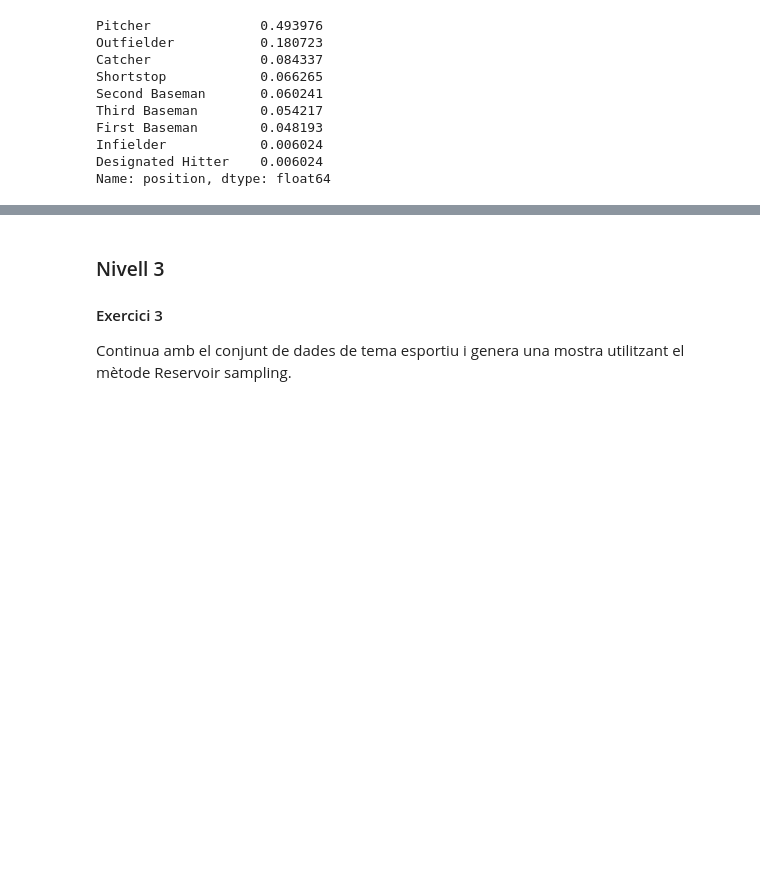
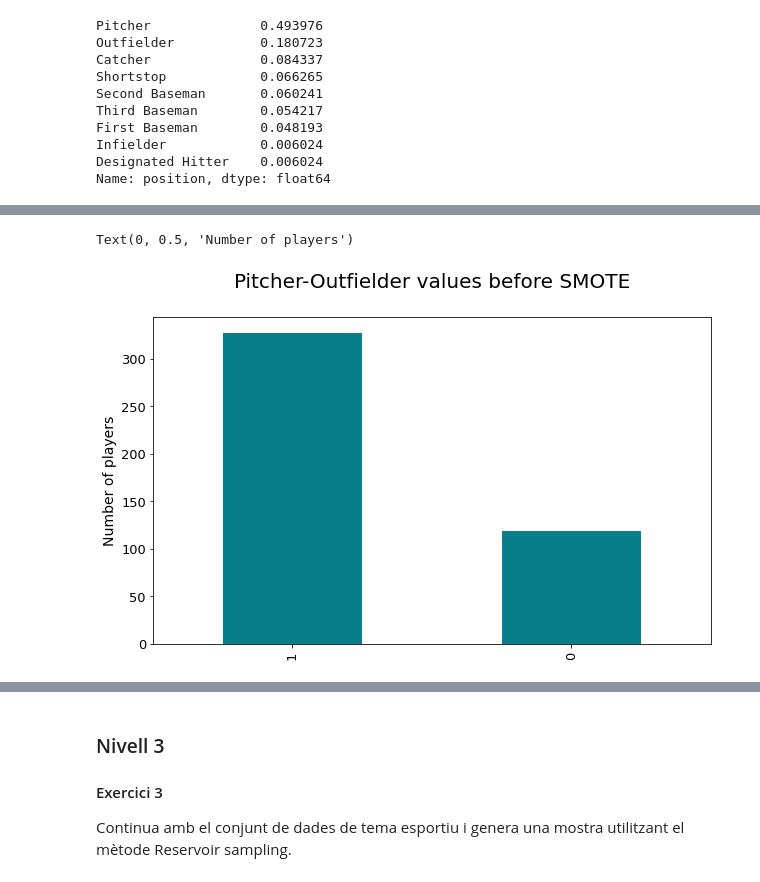
Before and after one commit to arampuig/Sampling, a Jupyter notebook: Tasca Mètodes de Mostreig.ipynb, the cells around one changed output, grey strips where cells are left out. Saved outputs shown, nothing was run; the diff lists cells and outputs as text; code cells hidden in the pictures; blank space fills up the shorter version.

```diff
--- a/Tasca Mètodes de Mostreig.ipynb
+++ b/Tasca Mètodes de Mostreig.ipynb
@@ -202,0 +200,3 @@ Deixem la part de l' SMOTE comentada per resoldreu-ho en futurs sprints
+# %%
+encoder = LabelEncoder()
+df_1['position'] = encoder.fit_transform(df_1['position'])
@@ -202,0 +219,5 @@ Deixem la part de l' SMOTE comentada per resoldreu-ho en futurs sprints
+# %%
+df_1.drop('player', axis = 1, inplace=True)
+# %%
+encoder = LabelEncoder()
+df_1['team'] = encoder.fit_transform(df_1['team'])
@@ -202,0 +226,6 @@ Deixem la part de l' SMOTE comentada per resoldreu-ho en futurs sprints
+# %%
+X = (df_1.drop(['position'], 1))
+y = (df_1['position'])
+X = StandardScaler().fit_transform(X)
+
+X_train, X_test, y_train, y_test = train_test_split(X, y, test_size = 0.2)
@@ -227,0 +256,7 @@ merged
+# %%
+ax = y_train.value_counts().plot(kind='bar', figsize=(10, 6), fontsize=13, color='#087E8B')
+ax.set_title('Pitcher-Outfielder values before SMOTE', size=20, pad=30)
+ax.set_ylabel('Number of players', fontsize=14)
+# %% [output]
+Text(0, 0.5, 'Number of players')
+[figure, added]
```
Also changed, not shown: parts of 23 cells of this notebook.
